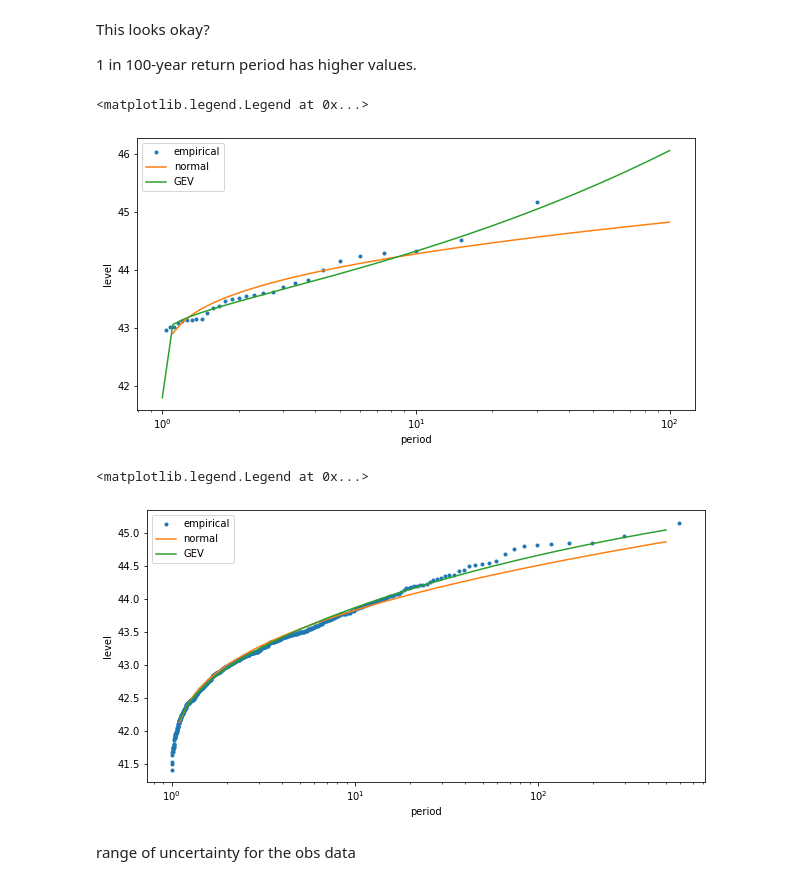
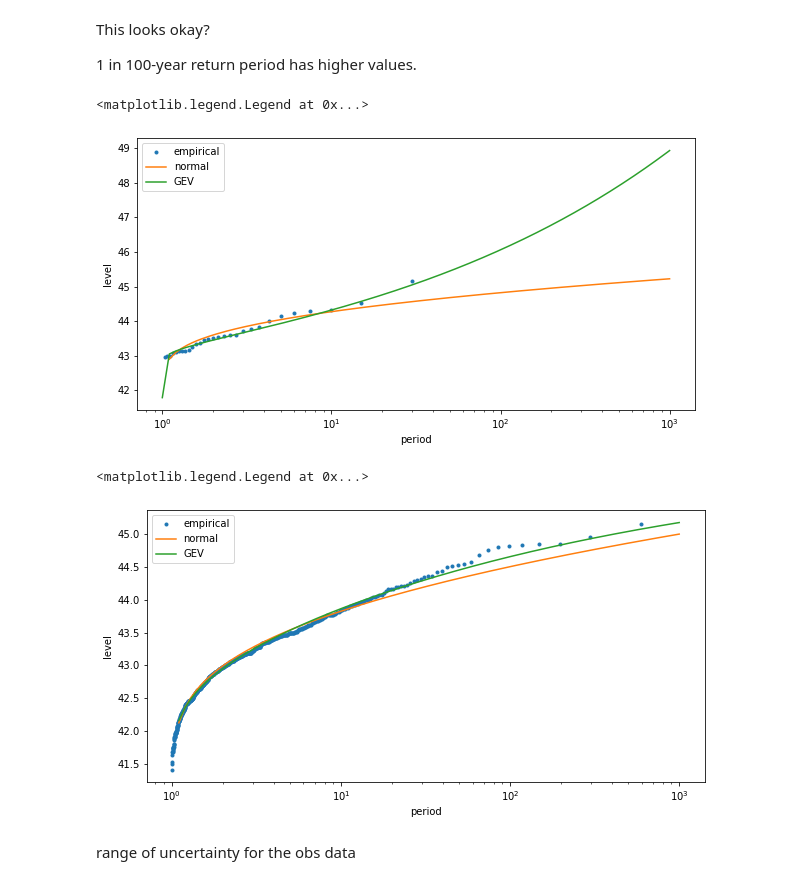
Before and after one commit to benhutchmet/unseen_multi_year, a Jupyter notebook: compare_model_obs_demand.ipynb, the cells around one changed output. Cells and saved outputs as stored; diff of their text form; code cells hidden in the pictures.

```diff
--- a/compare_model_obs_demand.ipynb
+++ b/compare_model_obs_demand.ipynb
@@ -292,0 +303,41 @@ if "colour" in obs_demand_NDJFM.columns:
+# %%
+# set up the conditions for plotting the detrended model data
+positive_conditions_detrend_model = [
+    ((obs_demand_NDJFM["United_Kingdom_demand_detrended"] > 0) & (obs_demand_NDJFM["United_Kingdom_demand_detrended"] < 1*np.std(obs_demand_NDJFM["United_Kingdom_demand_detrended"]))),
+    ((obs_demand_NDJFM["United_Kingdom_demand_detrended"] > 1*np.std(obs_demand_NDJFM["United_Kingdom_demand_detrended"])) & (obs_demand_NDJFM["United_Kingdom_demand_detrended"] < 2*np.std(obs_demand_NDJFM["United_Kingdom_demand_detrended"]))),
+    ((obs_demand_NDJFM["United_Kingdom_demand_detrended"] > 2*np.std(obs_demand_NDJFM["United_Kingdom_demand_detrended"])) & (obs_demand_NDJFM["United_Kingdom_demand_detrended"] < 3*np.std(obs_demand_NDJFM["United_Kingdom_demand_detrended"]))),
+    (obs_demand_NDJFM["United_Kingdom_demand_detrended"] > 3*np.std(obs_demand_NDJFM["United_Kingdom_demand_detrended"])),
+    (obs_demand_NDJFM["United_Kingdom_demand_detrended"] < 0),
+]
+
+# Set up the colours for these
+colors = ["blue", "orange", "red", "purple", "gray"]
+
+# Set up the labels for these
+obs_demand_NDJFM["colour_detrend"] = np.select(positive_conditions_detrend_model, colors, default="black")
+
+# if colour_detrend in the dataframe, plot the data
+if "colour_detrend" in obs_demand_NDJFM.columns:
+    # set up the figure
+    fig, ax = plt.subplots(figsize=(10, 5))
+
+    # plot the model data as bars
+    obs_demand_NDJFM["United_Kingdom_demand_detrended"].plot.bar(ax=ax, color=obs_demand_NDJFM["colour_detrend"], width=0.85)
+
+    # Set up a horizontal line at 0
+    ax.axhline(0, color="black", linewidth=1)
+
+    # Set the title
+    ax.set_title("Model United Kingdom demand anomalies (detrended)")
+
+    # Set the ylims
+    ax.set_ylim(-3.0, 3.0)
+
+    # Only plot the xlabels very 5 years
+    ax.set_xticks(ax.get_xticks()[::5])
+
+    # # Tilt the ticks to make them more readable
+    plt.xticks(rotation=360)
+
+    # Set the ylabel
+    ax.set_ylabel("Wd demand anomalies (detrended)")
@@ -1030,29 +1203,29 @@ This looks okay?
 # %%
 # plot the obs empirical thing and gev
 fig, ax = plt.subplots(figsize=(10, 5))
 
 # get empircal values and plot them
 _ = empirical_return_level(data.values).plot(ax=ax, marker=".", linestyle="None")
 
 # Create a vector of years
-years = np.arange(1, 100, 0.1)
+years = np.arange(1, 1000, 0.1)
 
 # calculate and plot the normal return levels
 ax.plot(
     years,
     stats.norm.ppf(1 - 1 / years, loc=data.values.mean(), scale=data.values.std()),
 )
 
 # calculate and plot the GEV distribution, note the negtive shape parameter
 ax.plot(years, gev.ppf(1 - 1 / years, shape, loc=loc, scale=scale))
 # set x axis to log scale
 ax.set_xscale("log")
 
 # show legend
 ax.legend(["empirical", "normal", "GEV"])
 # %% [output]
 <matplotlib.legend.Legend at 0x...>
-[figure, old version]
+[figure, new version]
 # %%
 # do the same, but for all of the model data
 model_data = model_demand_NDJFM["United_Kingdom_demand"].values
@@ -1064,7 +1237,7 @@ fig, ax = plt.subplots(figsize=(10, 5))
 _ = empirical_return_level(model_data).plot(ax=ax, marker=".", linestyle="None")
 
 # Create a vector of years
-years = np.arange(1, 500, 0.1)
+years = np.arange(1, 1000, 0.1)
 
 # calculate and plot the normal return levels
 ax.plot(
@@ -1083,7 +1256,7 @@ ax.set_xscale("log")
 ax.legend(["empirical", "normal", "GEV"])
 # %% [output]
 <matplotlib.legend.Legend at 0x...>
-[figure, old version]
+[figure, new version]
 # %% [markdown]
 range of uncertainty for the obs data
 # %%
```
Also changed, not shown: parts of 11 cells of this notebook.
